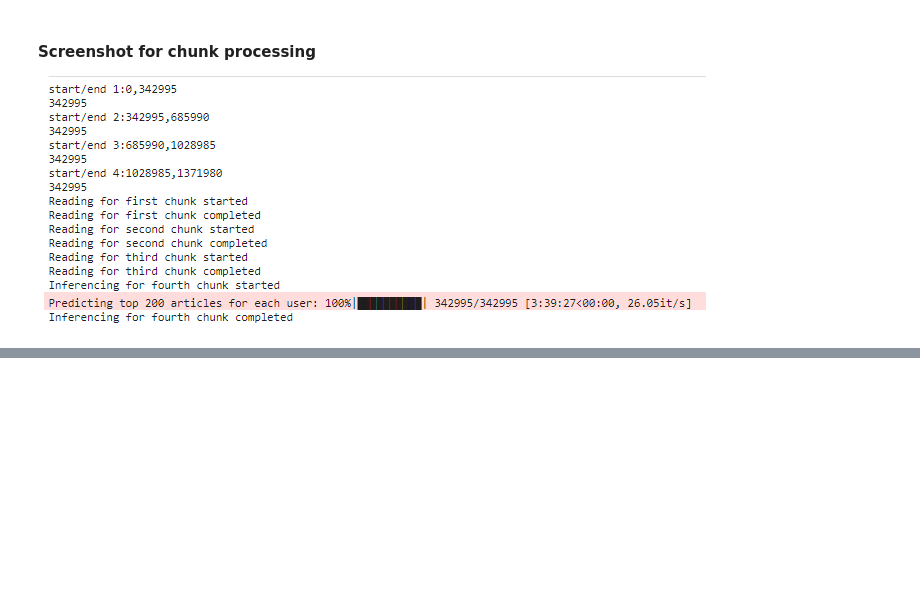
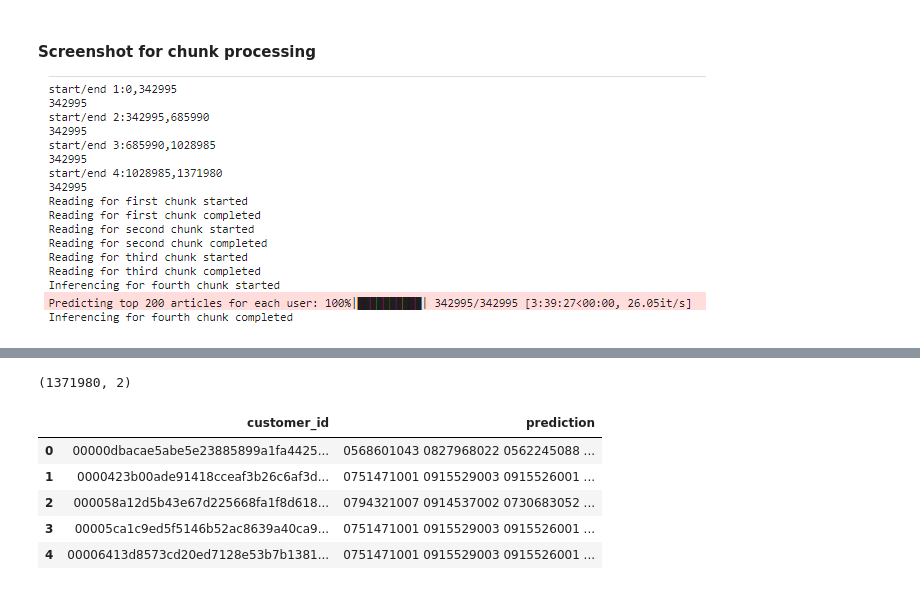
Before and after one commit to ManashJKonwar/Kaggle-HM-Recommender, a Jupyter notebook: hm-hybrid-training.ipynb, the cells around one changed output, grey strips where cells are left out. Cells and saved outputs as stored; diff of their text form; code cells hidden in the pictures; blank space fills up the shorter version.

Commit message:
Kaggle Notebook | H&M_Hybrid_Training | Version 9

```diff
--- a/hm-hybrid-training.ipynb
+++ b/hm-hybrid-training.ipynb
@@ -643,0 +644,2 @@ Reading for fourth chunk completed
+# %%
+hybrid_params = {'top_n':200}
@@ -643,0 +648,3 @@ Reading for fourth chunk completed
+# %%
+top_200_articles_list = list((transactions_data['article_id'].value_counts()).index)[:hybrid_params['top_n']]
+top_200_prediction_string = ' '.join(top_200_articles_list)
@@ -643,0 +656,46 @@ Reading for fourth chunk completed
+# %%
+def extract_lightfm_articles(customer_id, algo_1_article_list, algo_1_pred_no):
+    lightfm_article, lightfm_score = None, None
+    final_lightfm_article = []
+
+    if customer_id in chunk1_top_200_article_dict.keys():
+        lightfm_article, lightfm_score = chunk1_top_200_article_dict[customer_id]['top_200_articles'], chunk1_top_200_article_dict[customer_id]['top_200_scores']
+
+    if customer_id in chunk2_top_200_article_dict.keys():
+        lightfm_article, lightfm_score = chunk2_top_200_article_dict[customer_id]['top_200_articles'], chunk2_top_200_article_dict[customer_id]['top_200_scores']
+
+    if customer_id in chunk3_top_200_article_dict.keys():
+        lightfm_article, lightfm_score = chunk3_top_200_article_dict[customer_id]['top_200_articles'], chunk3_top_200_article_dict[customer_id]['top_200_scores']
+
+    if customer_id in chunk4_top_200_article_dict.keys():
+        lightfm_article, lightfm_score = chunk4_top_200_article_dict[customer_id]['top_200_articles'], chunk4_top_200_article_dict[customer_id]['top_200_scores']
+
+    final_lightfm_article = list(set(lightfm_article.split(' ')) - set(algo_1_article_list))[:hybrid_params['top_n']-algo_1_pred_no]
+    return final_lightfm_article
+# %%
+hybrid_submission_data = submission_data[['customer_id']].copy()
+prediction_list = []
+
+for i, cust_id in enumerate(hybrid_submission_data['customer_id'].values.reshape((-1,))):
+    if cust_id in purchase_dict:
+        l = sorted((purchase_dict[cust_id]).items(), key=lambda x: x[1], reverse=True)
+        l = [y[0] for y in l]
+        if len(l) > hybrid_params['top_n']:
+            s = ' '.join(l[:hybrid_params['top_n']])
+        else:
+            s = ' '.join(l + extract_lightfm_articles(cust_id, l, len(l)))
+    else:
+        s = top_200_prediction_string
+    prediction_list.append(s)
+# %%
+hybrid_submission_data['prediction'] = prediction_list
+print(hybrid_submission_data.shape)
+hybrid_submission_data.head()
+# %% [output]
+(1371980, 2)
+|  | customer_id | prediction |
+| 0 | 00000dbacae5abe5e23885899a1fa4425... | 0568601043 0827968022 0562245088 ... |
+| 1 | 0000423b00ade91418cceaf3b26c6af3d... | 0751471001 0915529003 0915526001 ... |
+| 2 | 000058a12d5b43e67d225668fa1f8d618... | 0794321007 0914537002 0730683052 ... |
+| 3 | 00005ca1c9ed5f5146b52ac8639a40ca9... | 0751471001 0915529003 0915526001 ... |
+| 4 | 00006413d8573cd20ed7128e53b7b1381... | 0751471001 0915529003 0915526001 ... |
```
Also changed, not shown: parts of 9 cells of this notebook.
